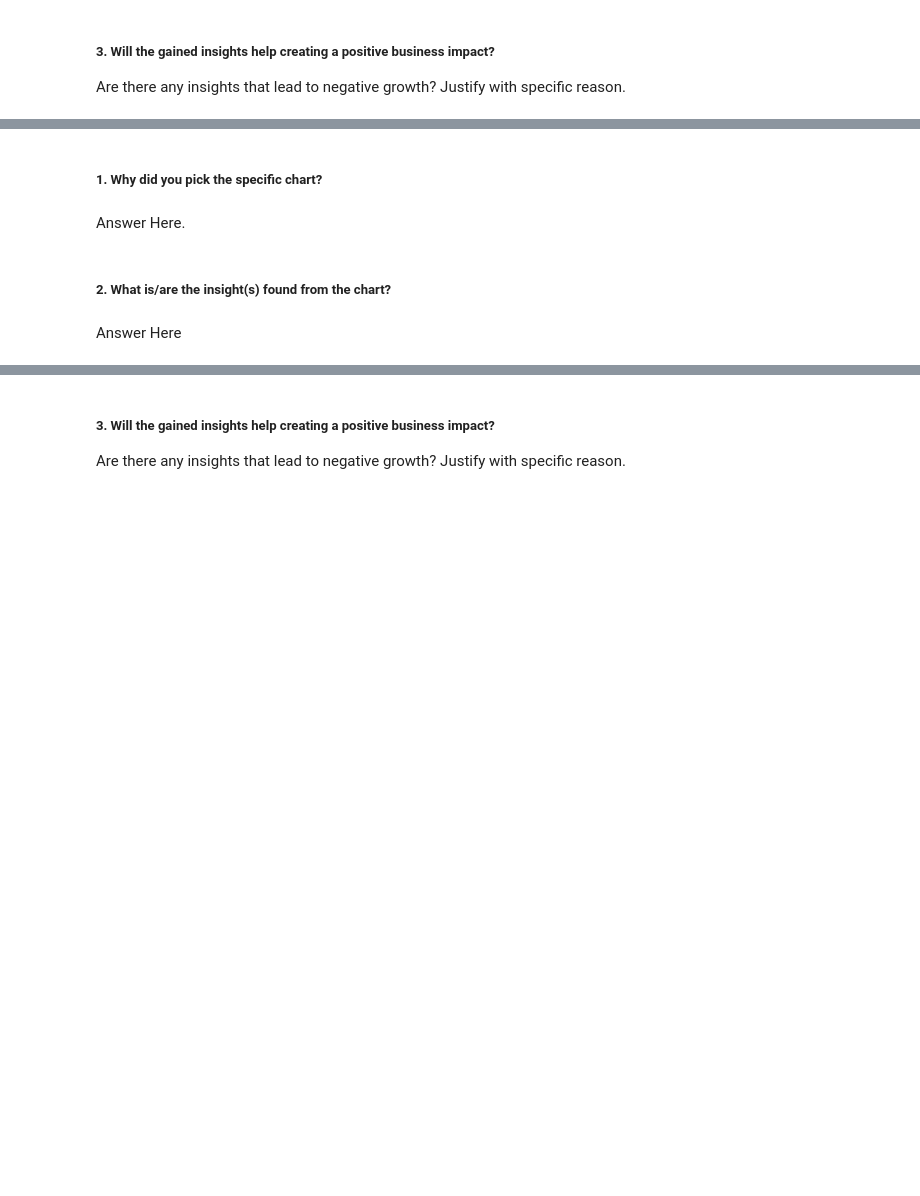
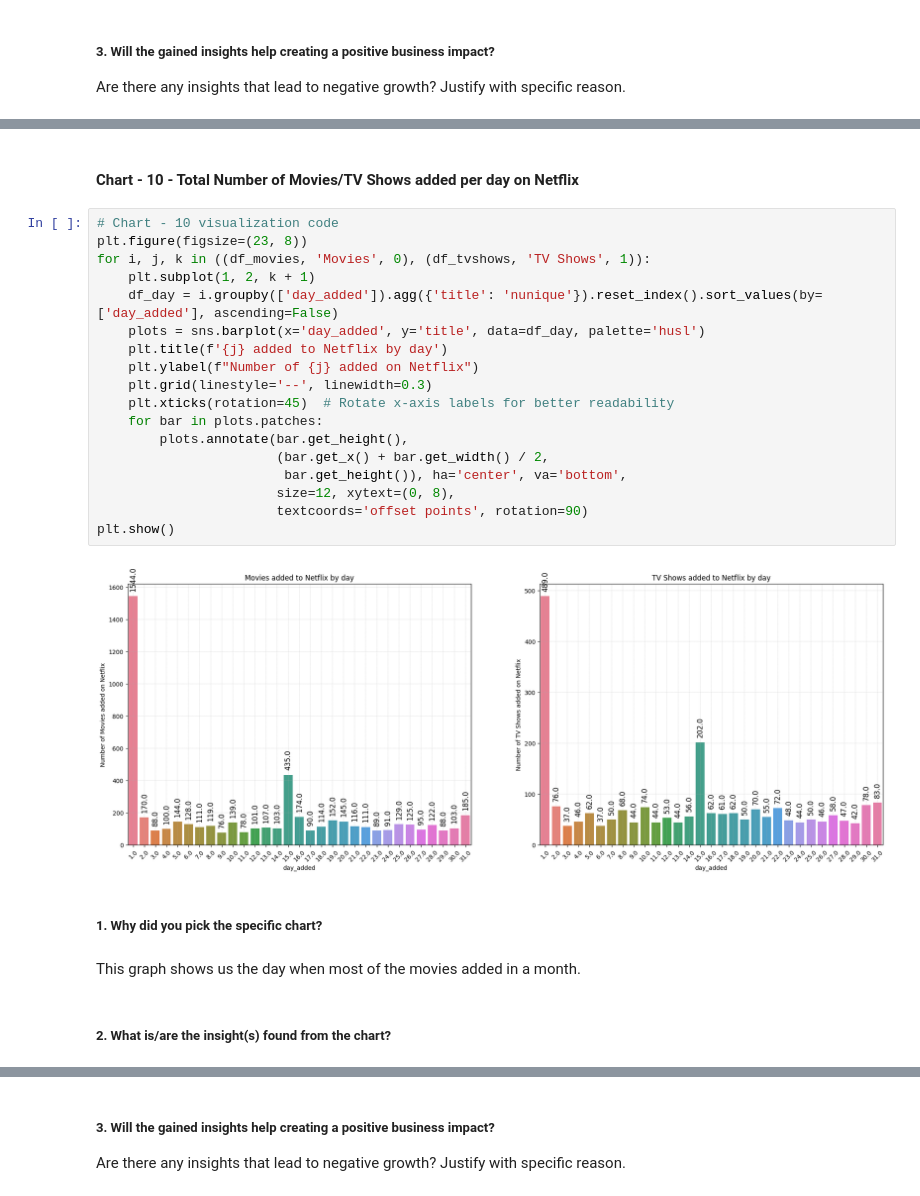
Before and after one commit to Amrit007-droid/Netflix_Movies_And_TvShows_Clustering_, a Jupyter notebook: Amrit_Saikia_Netflix_Movies_And_TvShows_Clustering_.ipynb, the cells around one changed output, grey strips where cells are left out. Cells and saved outputs as stored; diff of their text form; blank space fills up the shorter version.

```diff
--- a/Amrit_Saikia_Netflix_Movies_And_TvShows_Clustering_.ipynb
+++ b/Amrit_Saikia_Netflix_Movies_And_TvShows_Clustering_.ipynb
@@ -1142,8 +1201,28 @@ Answer Here
+# %% [markdown]
+#### Chart - 10 - Total Number of Movies/TV Shows added per day on Netflix
+# %%
+# Chart - 10 visualization code
+plt.figure(figsize=(23, 8))
+for i, j, k in ((df_movies, 'Movies', 0), (df_tvshows, 'TV Shows', 1)):
+    plt.subplot(1, 2, k + 1)
+    df_day = i.groupby(['day_added']).agg({'title': 'nunique'}).reset_index().sort_values(by=['day_added'], ascending=False)
+    plots = sns.barplot(x='day_added', y='title', data=df_day, palette='husl')
+    plt.title(f'{j} added to Netflix by day')
+    plt.ylabel(f"Number of {j} added on Netflix")
+    plt.grid(linestyle='--', linewidth=0.3)
+    plt.xticks(rotation=45)  # Rotate x-axis labels for better readability
+    for bar in plots.patches:
+        plots.annotate(bar.get_height(),
+                       (bar.get_x() + bar.get_width() / 2,
+                        bar.get_height()), ha='center', va='bottom',
+                       size=12, xytext=(0, 8),
+                       textcoords='offset points', rotation=90)
+plt.show()
+# %% [output]
+[figure, added]
 # %% [markdown]
 ##### 1. Why did you pick the specific chart?
-# %% [markdown]
-Answer Here.
+# %% [markdown]
+This graph shows us the day when most of the movies added in a month.
 # %% [markdown]
 ##### 2. What is/are the insight(s) found from the chart?
-# %% [markdown]
-Answer Here
```
Also changed, not shown: parts of 70 cells of this notebook.
